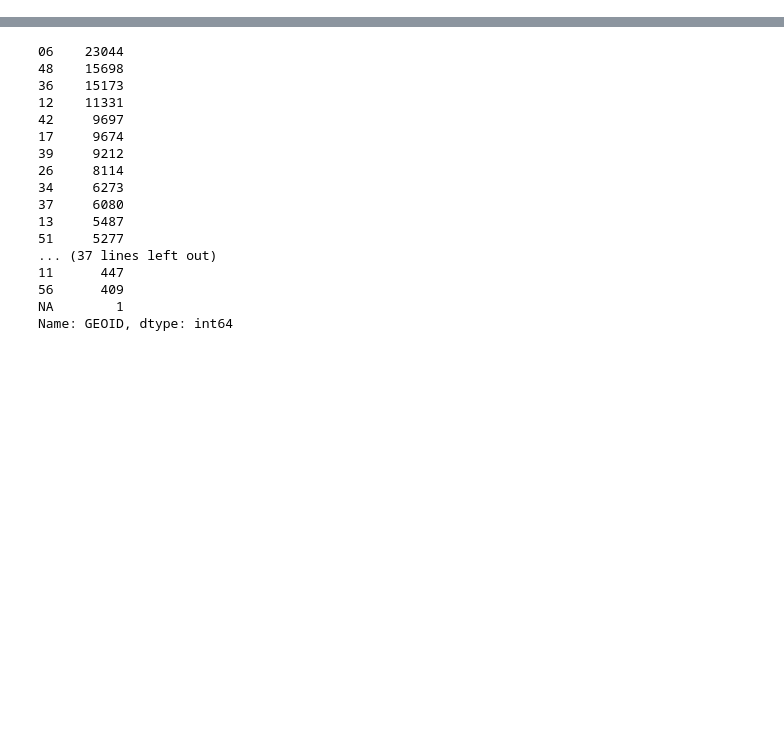
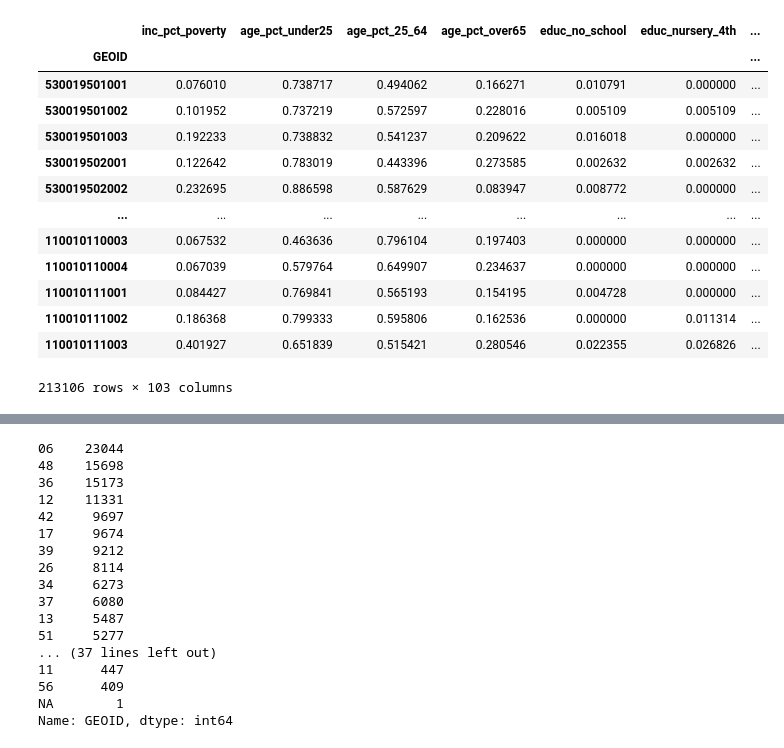
Before and after one commit to DataKind-DC/rcp2, a Jupyter notebook: Code/Models/NFIRS_Block_level.ipynb, the cells around one changed output, grey strips where cells are left out. Cells and saved outputs as stored; diff of their text form; code cells hidden in the pictures; blank space fills up the shorter version.

```diff
--- a/Code/Models/NFIRS_Block_level.ipynb
+++ b/Code/Models/NFIRS_Block_level.ipynb
@@ -124,3 +124,20 @@ ACS = ACS.iloc[:,3:]
 # Remove missing values from dataframe
 ACS.replace([np.inf, -np.inf], np.nan,inplace = True)
 ACS.dropna(inplace = True)
+# %%
+ACS
+# %% [output]
+|  | inc_pct_poverty | age_pct_under25 | age_pct_25_64 | age_pct_over65 | educ_no_school | educ_nursery_4th | ... |
+| GEOID |  |  |  |  |  |  | ... |
+| 530019501001 | 0.076010 | 0.738717 | 0.494062 | 0.166271 | 0.010791 | 0.000000 | ... |
+| 530019501002 | 0.101952 | 0.737219 | 0.572597 | 0.228016 | 0.005109 | 0.005109 | ... |
+| 530019501003 | 0.192233 | 0.738832 | 0.541237 | 0.209622 | 0.016018 | 0.000000 | ... |
+| 530019502001 | 0.122642 | 0.783019 | 0.443396 | 0.273585 | 0.002632 | 0.002632 | ... |
+| 530019502002 | 0.232695 | 0.886598 | 0.587629 | 0.083947 | 0.008772 | 0.000000 | ... |
+| ... | ... | ... | ... | ... | ... | ... | ... |
+| 110010110003 | 0.067532 | 0.463636 | 0.796104 | 0.197403 | 0.000000 | 0.000000 | ... |
+| 110010110004 | 0.067039 | 0.579764 | 0.649907 | 0.234637 | 0.000000 | 0.000000 | ... |
+| 110010111001 | 0.084427 | 0.769841 | 0.565193 | 0.154195 | 0.004728 | 0.000000 | ... |
+| 110010111002 | 0.186368 | 0.799333 | 0.595806 | 0.162536 | 0.000000 | 0.011314 | ... |
+| 110010111003 | 0.401927 | 0.651839 | 0.515421 | 0.280546 | 0.022355 | 0.026826 | ... |
+213106 rows × 103 columns
```
Also changed, not shown: parts of 7 cells of this notebook, 2 other files.
